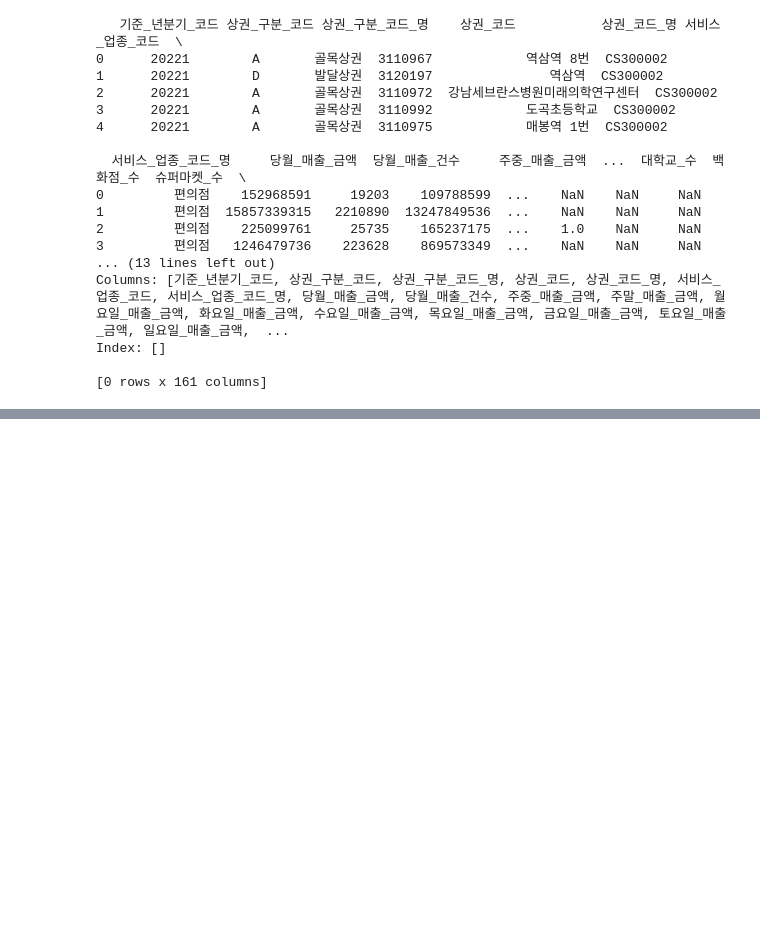
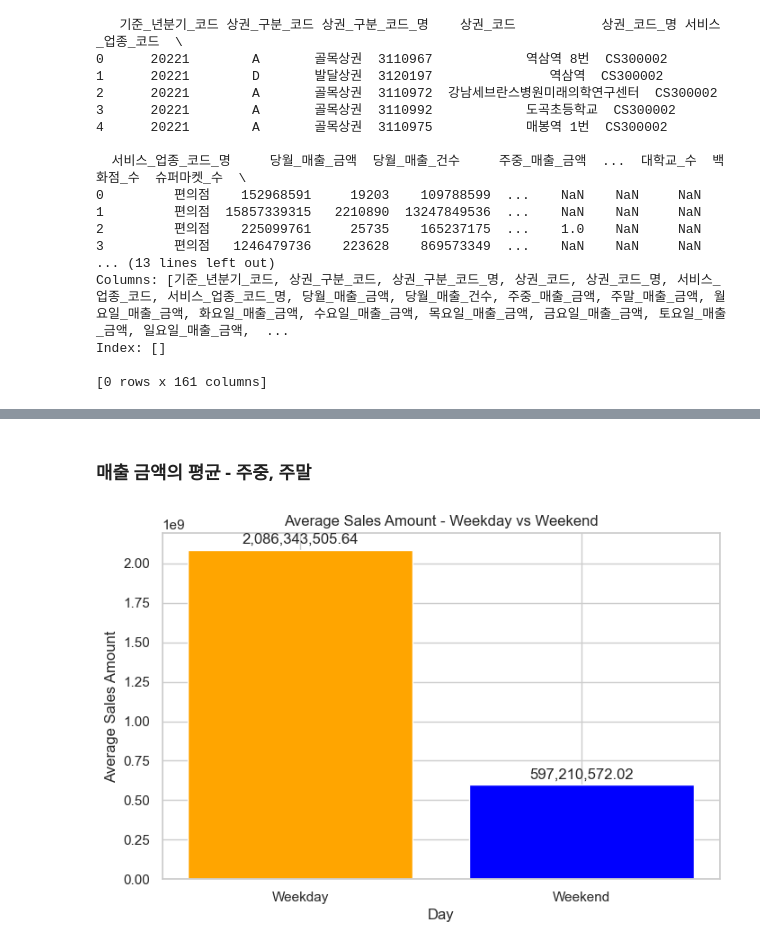
Before and after one commit to hyelin606/Semi-Project, a Jupyter notebook: 강남구.ipynb, the cells around one changed output, grey strips where cells are left out. Cells and saved outputs as stored; diff of their text form; code cells hidden in the pictures; blank space fills up the shorter version.

```diff
--- a/강남구.ipynb
+++ b/강남구.ipynb
@@ -525,0 +698,33 @@ print(diff_df)
+# %% [markdown]
+### 매출 금액의 평균 - 주중, 주말
+# %%
+import pandas as pd
+import matplotlib.pyplot as plt
+import seaborn as sns
+
+# Load the CSV file
+file_path = 'data/강남구 파일/modified_data.csv'
+df = pd.read_csv(file_path)
+
+# Calculate the average of weekday and weekend sales amounts
+average_weekday_sales = df['주중_매출_금액'].mean()
+average_weekend_sales = df['주말_매출_금액'].mean()
+
+# Visualization
+sns.set(style="whitegrid")
+plt.figure(figsize=(8, 5))
+
+# Bar plot for average sales
+plt.bar(['Weekday', 'Weekend'], [average_weekday_sales, average_weekend_sales], color=['orange', 'blue'])
+
+plt.xlabel('Day')
+plt.ylabel('Average Sales Amount')
+plt.title('Average Sales Amount - Weekday vs Weekend')
+
+# Display the average sales amounts on top of the bars
+for i, value in enumerate([average_weekday_sales, average_weekend_sales]):
+    plt.text(i, value + 0.02 * max(average_weekday_sales, average_weekend_sales), f'{value:,.2f}', ha='center')
+
+plt.show()
+# %% [output]
+[figure, added]
```
Also changed, not shown: parts of 37 cells of this notebook, 8 other files.
